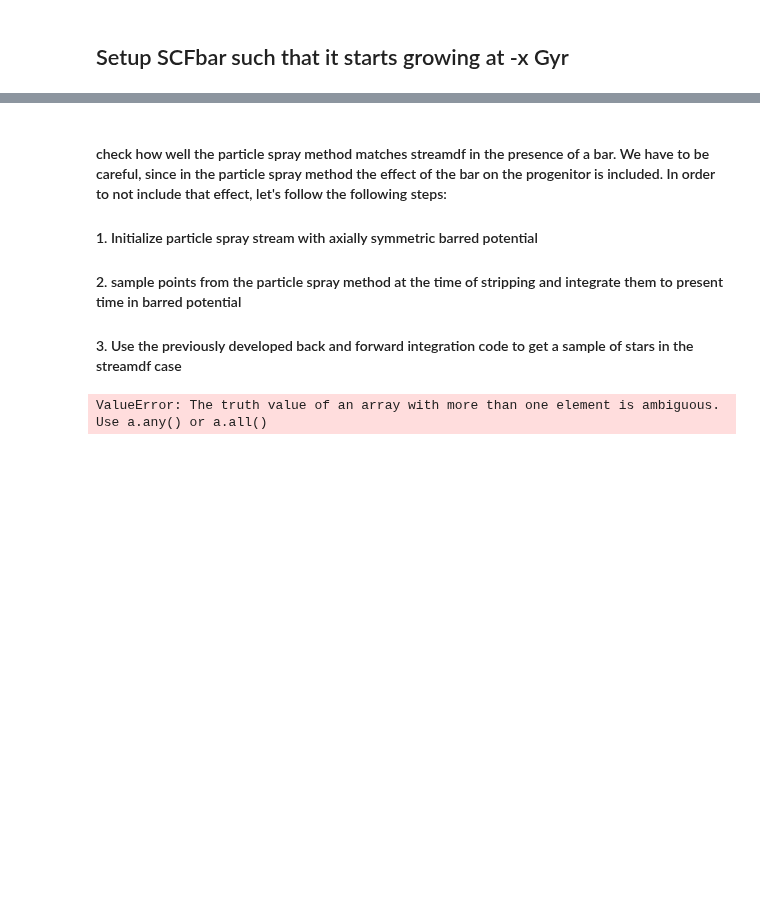
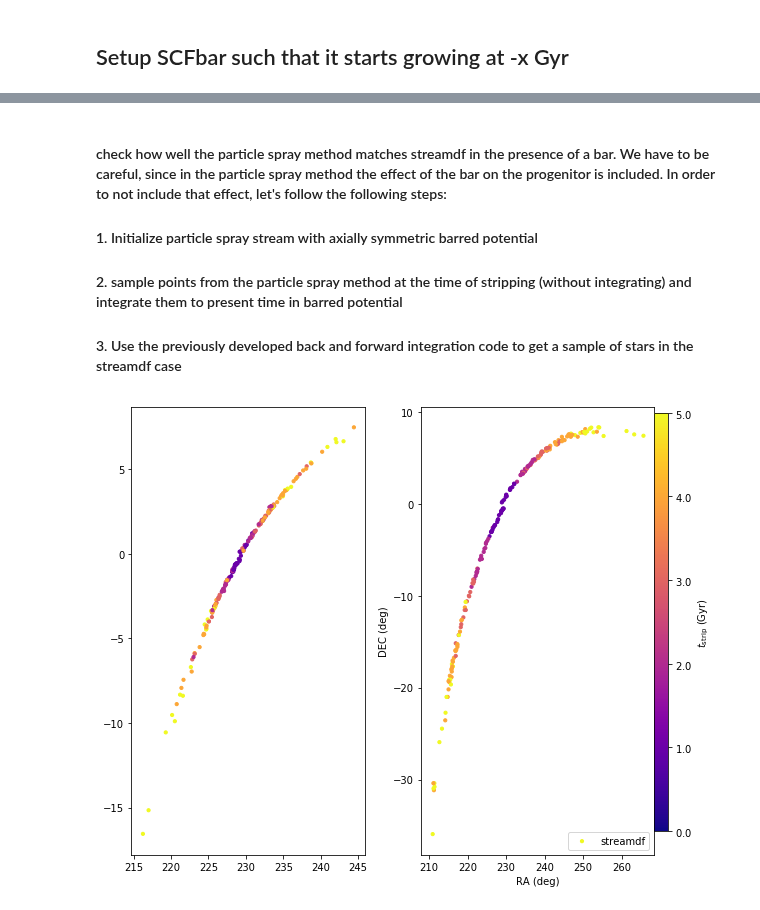
Before and after one commit to nbanik/Baryonic-effects-on-Pal5, a Jupyter notebook: particle_spray_Effect of bar on Pal5 .ipynb, the cells around one changed output, grey strips where cells are left out. Drawn from its saved outputs; the diff is of its cells as text; code cells hidden in the pictures; blank space fills up the shorter version.

```diff
--- a/particle_spray_Effect of bar on Pal5 .ipynb
+++ b/particle_spray_Effect of bar on Pal5 .ipynb
@@ -278,7 +323,7 @@ plotDensities(barpot,t=1.*units.Gyr,rmin=-10.*u.kpc,rmax=10.*u.kpc,zmax=10.*u.kp
 #### check how well the particle spray method matches streamdf in the presence of a bar. We have to be careful, since in the particle spray method the effect of the bar on the progenitor is included. In order to not include that effect, let's follow the following steps:
 
 #### 1. Initialize particle spray stream with axially symmetric barred potential
-#### 2. sample points from the particle spray method at the time of stripping and integrate them to present time in barred potential
+#### 2. sample points from the particle spray method at the time of stripping (without integrating) and integrate them to present time in barred potential
 #### 3. Use the previously developed back and forward integration code to get a sample of stars in the streamdf case
 # %%
 p5= Orbit([229.018,-0.124,23.2,-2.296,-2.257,-58.7],radec=True,ro=ro,vo=vo,solarmotion=[-11.1,24.,7.25])
@@ -287,13 +332,11 @@ p5= Orbit([229.018,-0.124,23.2,-2.296,-2.257,-58.7],radec=True,ro=ro,vo=vo,solar
 pal5=Orbit(p5._orb.vxvv)
 
 #mass of Pal 5 from Dehnen https://arxiv.org/pdf/astro-ph/0401422.pdf
-spdf= streamspraydf.streamspraydf(5200.*units.Msun,progenitor=pal5,pot=barpot,tdisrupt=5.*units.Gyr)
-spdft= streamspraydf.streamspraydf(5200.*units.Msun,progenitor=pal5,pot=barpot,leading=False,tdisrupt=5.*units.Gyr)
+spdf= streamspraydf.streamspraydf(5200.*units.Msun,progenitor=pal5,pot=nobarpot,tdisrupt=5.*units.Gyr)
+spdft= streamspraydf.streamspraydf(5200.*units.Msun,progenitor=pal5,pot=nobarpot,leading=False,tdisrupt=5.*units.Gyr)
 
 N=100
 
 #Rt,vRt,vTt,zt,vzt,phit
 RvRl,pdtl= spdf.sample(n=N,returndt=True,integrate=False)
 RvRt,pdtt= spdft.sample(n=N,returndt=True,integrate=False)
-# %% [output]
-ValueError: The truth value of an array with more than one element is ambiguous. Use a.any() or a.all()
@@ -300 +391,22 @@ ValueError: The truth value of an array with more than one element is ambiguous.
+# %%
+plt.figure(figsize=(8,7))
+plt.subplot(1,2,1)
+plt.scatter(radecp_t[:,0],radecp_t[:,1],s=10,color=color_from_colormap(dttp,cmap,0.,5.),label='Particle spray')
+plt.scatter(radecp_l[:,0],radecp_l[:,1],s=10,color=color_from_colormap(dtlp,cmap,0.,5.))
+
+
+plt.subplot(1,2,2)
+plt.scatter(radect[:,0],radect[:,1],s=10,color=color_from_colormap(dtt_s,cmap,0.,5.),label='streamdf')
+plt.scatter(radecl[:,0],radecl[:,1],s=10,color=color_from_colormap(dtl_s,cmap,0.,5.))
+plt.xlabel('RA (deg)')
+plt.ylabel('DEC (deg)')
+#plt.xlim(220.,290.)
+#plt.ylim(-10.,10.)
+plt.legend(loc="lower right")
+add_colorbar(0.,5.,r'$t_{\rm{strip}}$ (Gyr)')
+tight_layout()
+#plt.savefig('plots/smooth_Pal5_10_10Msun_patspeed35_ang27.pdf',format='pdf',dpi=1000,bbox_inches='tight')
+plt.show()
+# %% [output]
+[figure, added]
 # %%
```
Also changed, not shown: parts of 13 cells of this notebook.
